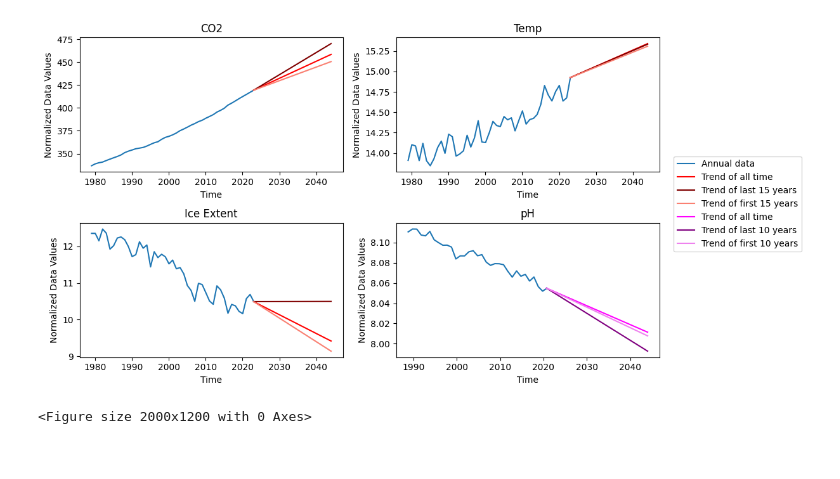
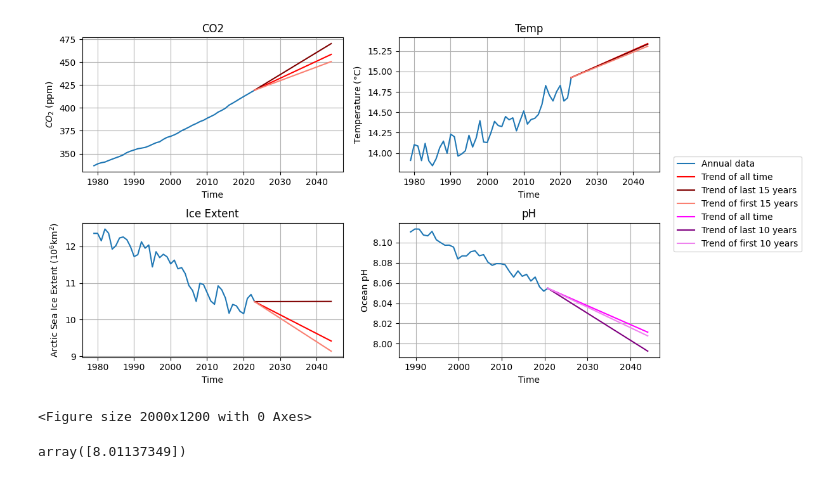
Before and after one commit to alexisj2020/Project, a Jupyter notebook: Extrapolation.ipynb, the cells around one changed output. Drawn from its saved outputs; the diff is of its cells as text; code cells hidden in the pictures.

```diff
--- a/Extrapolation.ipynb
+++ b/Extrapolation.ipynb
@@ -117,34 +117,45 @@ plt.figure(figsize=(20,12))
 axs[0, 0].plot(times_y,co2s_y_np, label = 'Annual data')
 axs[0, 0].plot(times_e,a*times_e_np+(co2s_y_np[-1:]-a*2023), color='red', label='Trend of all time')
 axs[0, 0].plot(times_e,a2*times_e_np+(co2s_y_np[-1:]-a2*2023),color='maroon', label = 'Trend of last 15 years')
 axs[0, 0].plot(times_e,a3*times_e_np+(co2s_y_np[-1:]-a3*2023),color='salmon', label = 'Trend of first 15 years')
 axs[0, 0].set_title('CO2')
-#axs[0, 0].legend()
+axs[0, 0].set_ylabel('$CO_{2}$ (ppm)')
+axs[0, 0].grid()
 
 axs[0, 1].plot(times_y,temps_y_np)
 axs[0, 1].plot(times_e,a_temp*times_e_np+(temps_y_np[-1:]-a_temp*2023), color='red')
 axs[0, 1].plot(times_e,a2_temp*times_e_np+(temps_y_np[-1:]-a2_temp*2023),color='maroon')
 axs[0, 1].plot(times_e,a3_temp*times_e_np+(temps_y_np[-1:]-a3_temp*2023),color='salmon')
 axs[0, 1].set_title('Temp')
+axs[0, 1].set_ylabel('Temperature ($\degree$C)')
+axs[0, 1].grid()
 
 axs[1, 0].plot(times_y,sea_ice_ext_y_np)
 axs[1, 0].plot(times_e,a_ice*times_e_np+(sea_ice_ext_y_np[-1:]-a_ice*2023), color='red')
 axs[1, 0].plot(times_e,a2_ice*times_e_np+(sea_ice_ext_y_np[-1:]-a2_ice*2023),color='maroon')
 axs[1, 0].plot(times_e,a3_ice*times_e_np+(sea_ice_ext_y_np[-1:]-a3_ice*2023),color='salmon')
 axs[1, 0].set_title('Ice Extent')
+axs[1, 0].set_ylabel('Arctic Sea Ice Extent ($10^6$km$^2$)')
+axs[1, 0].grid()
 
 #axs[1, 1].plot(timeph,pH_np)
 axs[1, 1].plot(year_np,ph_y_np)
 axs[1, 1].plot(time_e_ph,a_ph*time_e_ph_np+(ph_y_np[-1:]-a_ph*2020.7), color='magenta', label='Trend of all time')
 axs[1, 1].plot(time_e_ph,a2_ph*time_e_ph_np+(ph_y_np[-1:]-a2_ph*2020.7),color='purple', label = 'Trend of last 10 years')
 axs[1, 1].plot(time_e_ph,a3_ph*time_e_ph_np+(ph_y_np[-1:]-a3_ph*2020.7),color='violet', label = 'Trend of first 10 years')
 axs[1, 1].set_title('pH')
+axs[1, 1].set_ylabel('Ocean pH')
+axs[1, 1].grid()
 
 for ax in axs.flat:
-    ax.set(xlabel='Time', ylabel='Normalized Data Values')
+    ax.set(xlabel='Time')
 fig.legend(loc='center left', bbox_to_anchor=(1, 0.5))
 fig.tight_layout()
 fig.savefig('images/extrapolation.pdf', dpi=300, bbox_inches='tight')
 # %% [output]
-[figure, old version]
+[figure, new version]
 <Figure size 2000x1200 with 0 Axes>
+# %%
+a_ph*2044+(ph_y_np[-1:]-a_ph*2020.7)
+# %% [output]
+array([8.01137349])
```
Also changed, not shown: 1 other file.
